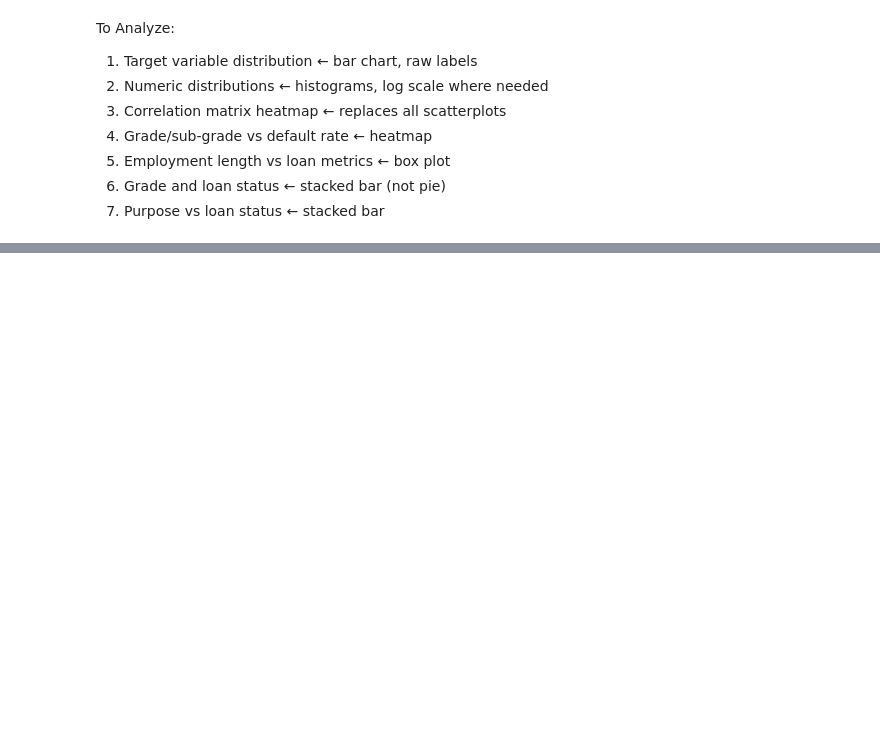
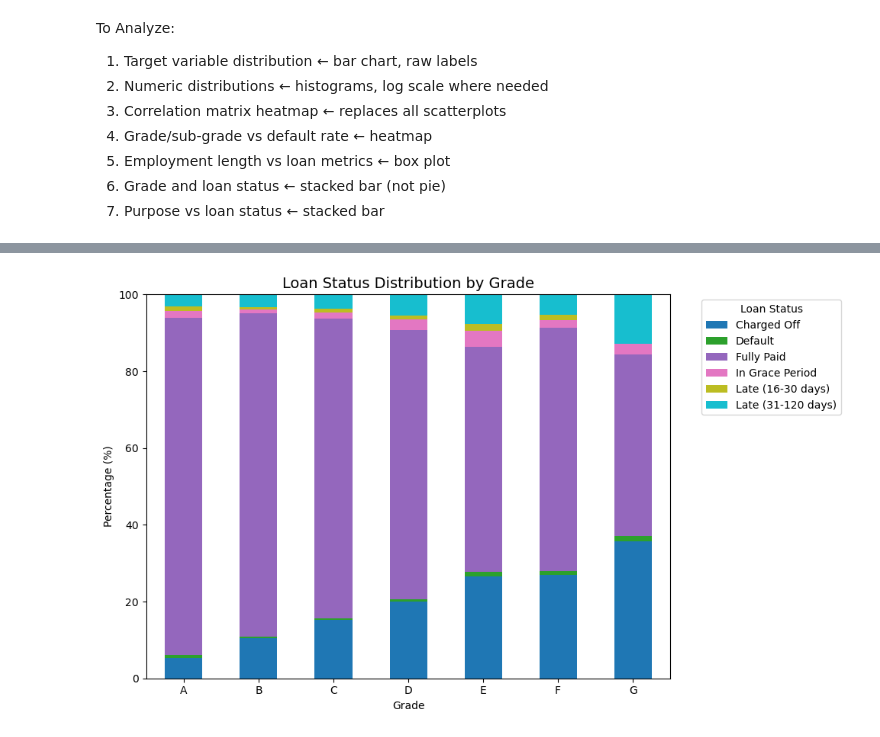
Before and after one commit to BramD1/loan-credit-risk, a Jupyter notebook: EDA_notebook.ipynb, the cells around one changed output, grey strips where cells are left out. Drawn from its saved outputs; the diff is of its cells as text; code cells hidden in the pictures; blank space fills up the shorter version.

```diff
--- a/EDA_notebook.ipynb
+++ b/EDA_notebook.ipynb
@@ -108,0 +116,31 @@ array(['Current', 'Late (31-120 days)', 'Late (16-30 days)', 'Default',
+# %%
+# Calculate percentage of each loan_status per grade
+grade_status = (
+    df.groupby(['grade', 'loan_status'])
+    .size()
+    .unstack(fill_value=0)
+)
+
+# Convert counts to percentages
+grade_status_pct = grade_status.div(grade_status.sum(axis=1), axis=0) * 100
+
+# Plot stacked bar chart
+ax = grade_status_pct.plot(
+    kind='bar',
+    stacked=True,
+    figsize=(10, 6),
+    colormap='tab10',
+    edgecolor='none'
+)
+
+# Formatting
+plt.title('Loan Status Distribution by Grade', fontsize=14)
+plt.xlabel('Grade')
+plt.ylabel('Percentage (%)')
+plt.xticks(rotation=0)
+plt.ylim(0, 100)
+plt.legend(title='Loan Status', bbox_to_anchor=(1.05, 1), loc='upper left')
+plt.tight_layout()
+plt.show()
+# %% [output]
+[figure, added]
```
Also changed, not shown: parts of 47 cells of this notebook, 1 other file.
